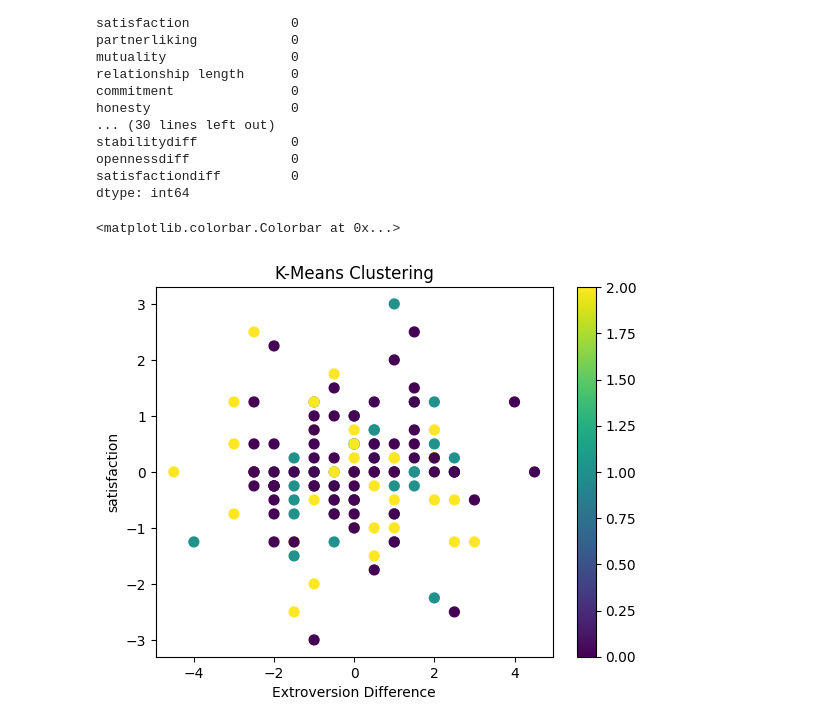
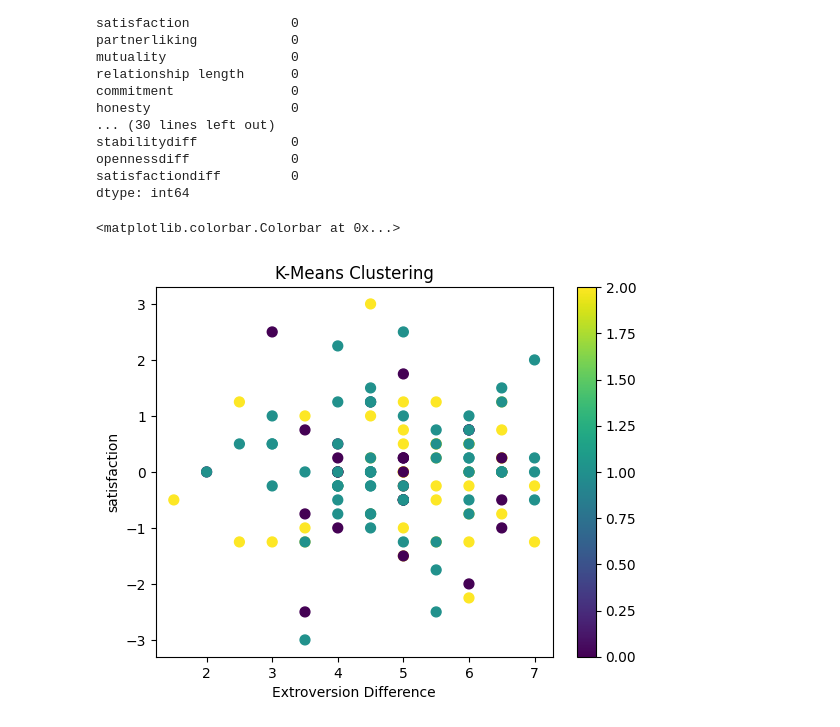
Before and after one commit to danaetroupe/relationship_optimization, a Jupyter notebook: clustering.ipynb, the cells around one changed output. Saved outputs shown, nothing was run; the diff lists cells and outputs as text; code cells hidden in the pictures.

```diff
--- a/clustering.ipynb
+++ b/clustering.ipynb
@@ -10,3 +10,4 @@ import os                     # For os related operations
 # %%
 # Read in csv file
 file = pd.read_csv("Relshare.csv")
+file = file.fillna(-50)
@@ -12,0 +58,5 @@ file = pd.read_csv("Relshare.csv")
+# %%
+# prompt: make a new column averaging the satisfaction and satisfaction2 data points and label it "satisfactionaverage"
+
+file['satisfactionaverage'] = (file['satisfaction'] + file['satisfaction2']) / 2
+plt.scatter(file['opennessdiff'], file['satisfactionaverage'])
@@ -85,13 +138,13 @@ new_df.insert((new_df.shape[1]),'kmeans',kmeans)
 # %%
 #Plot the clusters obtained using k means
 fig = plt.figure()
 ax = fig.add_subplot(111)
-scatter = ax.scatter(new_df['agreeablenessdiff'],new_df['satisfactiondiff'],
+scatter = ax.scatter(new_df['agreeableness'],new_df['satisfactiondiff'],
                      c=kmeans[0],s=50)
 ax.set_title('K-Means Clustering')
 ax.set_xlabel('Extroversion Difference')
 ax.set_ylabel('satisfaction')
 plt.colorbar(scatter)
 # %% [output]
 <matplotlib.colorbar.Colorbar at 0x...>
-[figure, old version]
+[figure, new version]
```
Also changed, not shown: parts of 6 cells of this notebook.
